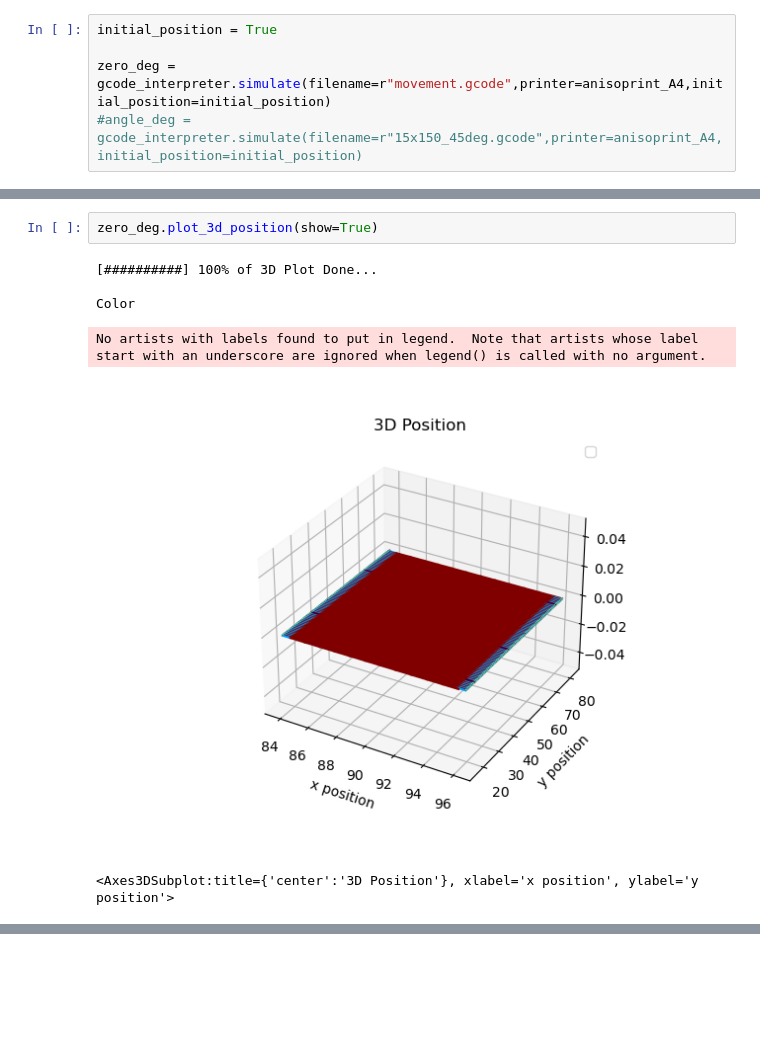
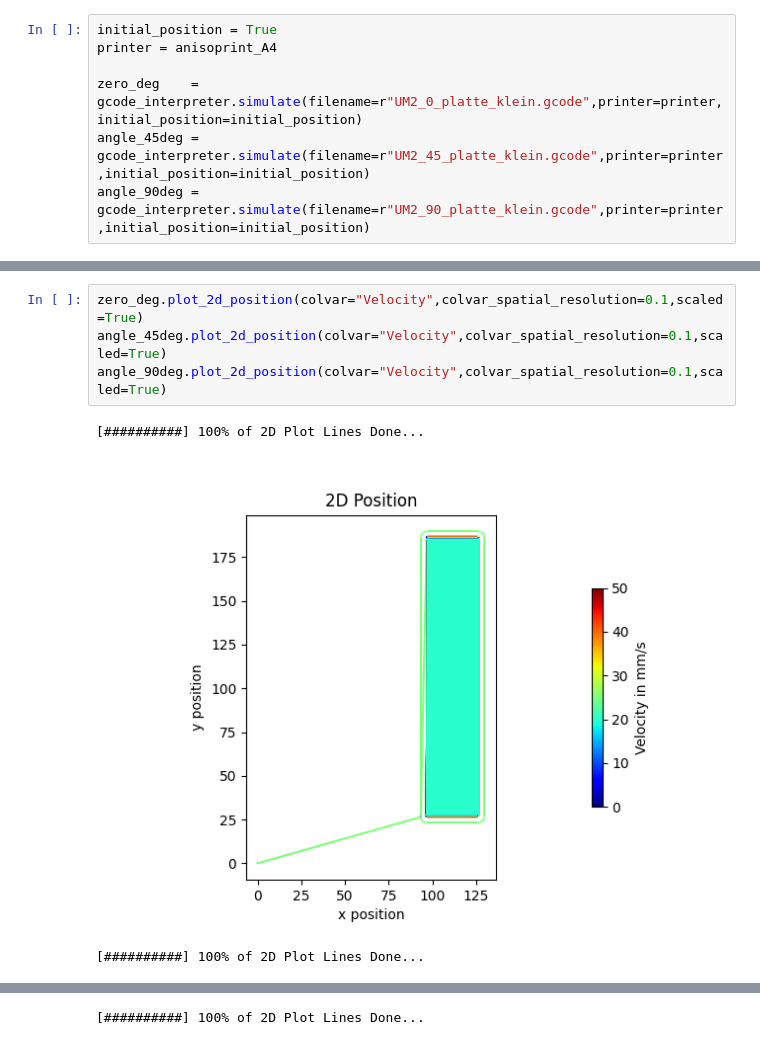
Before and after one commit to FAST-LB/pyGCodeDecode, a Jupyter notebook: example/zugproben/zugproben_platte.ipynb, the cells around one changed output, grey strips where cells are left out. Cells and saved outputs as stored; diff of their text form; blank space fills up the shorter version.

```diff
--- a/example/zugproben/zugproben_platte.ipynb
+++ b/example/zugproben/zugproben_platte.ipynb
@@ -42,7 +42,9 @@ prusa_mini = {
 # %%
 initial_position = True
+printer = anisoprint_A4
 
-zero_deg = gcode_interpreter.simulate(filename=r"movement.gcode",printer=anisoprint_A4,initial_position=initial_position)
-#angle_deg = gcode_interpreter.simulate(filename=r"15x150_45deg.gcode",printer=anisoprint_A4,initial_position=initial_position)
+zero_deg    = gcode_interpreter.simulate(filename=r"UM2_0_platte_klein.gcode",printer=printer,initial_position=initial_position)
+angle_45deg = gcode_interpreter.simulate(filename=r"UM2_45_platte_klein.gcode",printer=printer,initial_position=initial_position)
+angle_90deg = gcode_interpreter.simulate(filename=r"UM2_90_platte_klein.gcode",printer=printer,initial_position=initial_position)
 # %% [output]
 [##########] 100% of Planner Block Generation Done...
@@ -51,9 +59,8 @@ zero_deg = gcode_interpreter.simulate(filename=r"movement.gcode",printer=anisopr
-# %%
-zero_deg.plot_3d_position(show=True)
-# %% [output]
-[##########] 100% of 3D Plot Done...
-
-Color
-No artists with labels found to put in legend.  Note that artists whose label start with an underscore are ignored when legend() is called with no argument.
-[figure, removed]
-<Axes3DSubplot:title={'center':'3D Position'}, xlabel='x position', ylabel='y position'>
+# %%
+zero_deg.plot_2d_position(colvar="Velocity",colvar_spatial_resolution=0.1,scaled=True)
+angle_45deg.plot_2d_position(colvar="Velocity",colvar_spatial_resolution=0.1,scaled=True)
+angle_90deg.plot_2d_position(colvar="Velocity",colvar_spatial_resolution=0.1,scaled=True)
+# %% [output]
+[##########] 100% of 2D Plot Lines Done...
+[figure, added]
+[##########] 100% of 2D Plot Lines Done...
@@ -59,0 +68 @@ No artists with labels found to put in legend.  Note that artists whose label st
+[##########] 100% of 2D Plot Lines Done...
```
Also changed, not shown: parts of 4 cells of this notebook, 16 other files.
